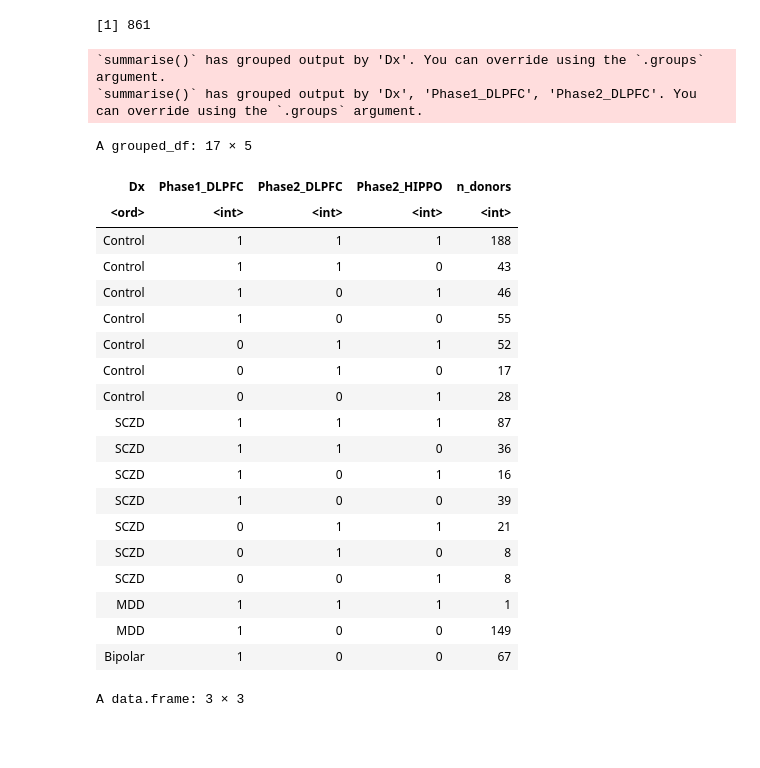
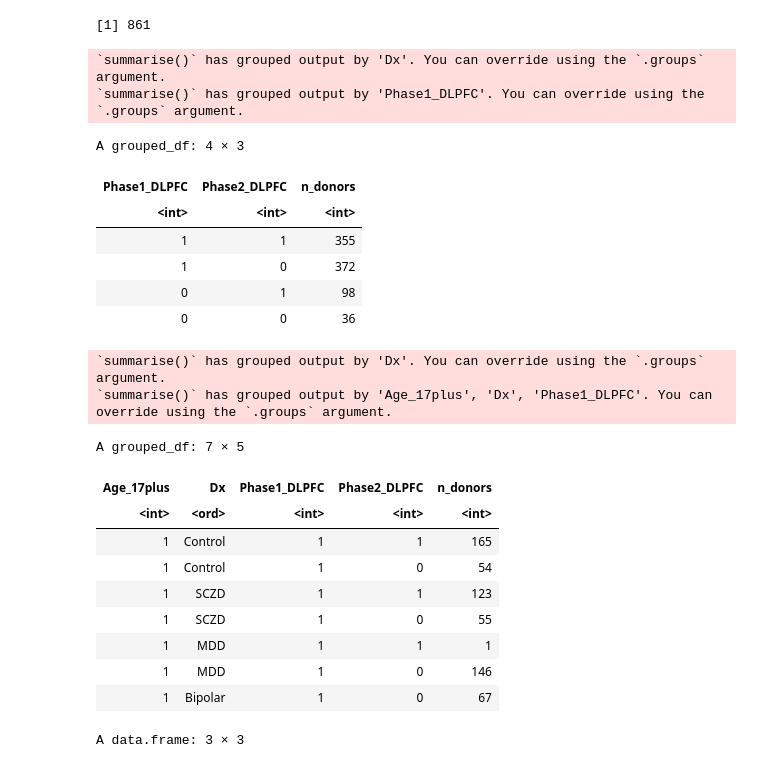
Before and after one commit to richardajdear/LIBD-heterogeneity, a Jupyter notebook: notebooks/qsva_scz.ipynb, the cells around one changed output. Cells and saved outputs as stored; diff of their text form; code cells hidden in the pictures; blank space fills up the shorter version.

```diff
--- a/notebooks/qsva_scz.ipynb
+++ b/notebooks/qsva_scz.ipynb
@@ -4,3 +4,4 @@
 Initial purpose is to check whether AHBA axes help parse heterogeneity
 # %%
 source("../code/preprocess.R")
+select <- dplyr::select
@@ -56,49 +39,61 @@ clinical <- read_excel("../data/Clin fields_ADS_subjects for UCAM collab_shared
 colData(rse_gene)$BrNum %>% unique %>% length
 # %% [output]
 [1] 861
+# %%
+colData(rse_gene) %>% data.frame %>% select(BrNum, Dataset, Region, Dx) %>%
+group_by(Dx, BrNum) %>%
+summarise(
+    Phase1_DLPFC=sum(Dataset=='BrainSeq_Phase1'),
+    Phase2_DLPFC=sum(Dataset=='BrainSeq_Phase2_DLPFC'),
+    Phase2_HIPPO=sum(Dataset=='BrainSeq_Phase2_HIPPO')
+) %>%
+group_by(Phase1_DLPFC,Phase2_DLPFC) %>%
+summarize(n_donors=n()) %>% arrange(-row_number())
+# %% [output]
+`summarise()` has grouped output by 'Dx'. You can override using the `.groups`
+argument.
+`summarise()` has grouped output by 'Phase1_DLPFC'. You can override using the
+`.groups` argument.
+A grouped_df: 4 × 3
+| Phase1_DLPFC | Phase2_DLPFC | n_donors |
+| <int> | <int> | <int> |
+| 1 | 1 | 355 |
+| 1 | 0 | 372 |
+| 0 | 1 | 98 |
+| 0 | 0 | 36 |
 # %%
-colData(rse_gene) %>% data.frame %>% select(BrNum, Dataset, Region, Dx) %>%
+colData(rse_gene) %>% data.frame %>% select(BrNum, Dataset, Region, Dx, Age) %>%
+filter(Region!='HIPPO', Age>=17) %>%
 group_by(Dx, BrNum) %>%
-# mutate(
-#     n=n()
-# ) %>%
 summarise(
     Phase1_DLPFC=sum(Dataset=='BrainSeq_Phase1'),
     Phase2_DLPFC=sum(Dataset=='BrainSeq_Phase2_DLPFC'),
-    Phase2_HIPPO=sum(Dataset=='BrainSeq_Phase2_HIPPO')
+    Phase2_HIPPO=sum(Dataset=='BrainSeq_Phase2_HIPPO'),
+    Age_17plus=max(Age>=17)
 ) %>%
-group_by(Dx,Phase1_DLPFC,Phase2_DLPFC, Phase2_HIPPO) %>%
+group_by(Age_17plus,Dx,Phase1_DLPFC,Phase2_DLPFC) %>%
 summarize(n_donors=n()) %>%
 mutate(Dx = factor(Dx, levels=c('Control', 'SCZD', 'MDD', 'Bipolar'), ordered=T)) %>%
-arrange(Dx, -row_number())
+arrange(Dx, -row_number()) %>%
+filter(Phase1_DLPFC==1)
 # filter(Dx=='MDD', n>1)
 # group_by(Dataset, Region, n) %>% count()
 # filter(n==3) %>% arrange(BrNum) %>% head
 # %% [output]
 `summarise()` has grouped output by 'Dx'. You can override using the `.groups`
 argument.
-`summarise()` has grouped output by 'Dx', 'Phase1_DLPFC', 'Phase2_DLPFC'. You
-can override using the `.groups` argument.
+`summarise()` has grouped output by 'Age_17plus', 'Dx', 'Phase1_DLPFC'. You can
+override using the `.groups` argument.
-A grouped_df: 17 × 5
+A grouped_df: 7 × 5
-| Dx | Phase1_DLPFC | Phase2_DLPFC | Phase2_HIPPO | n_donors |
-| <ord> | <int> | <int> | <int> | <int> |
-| Control | 1 | 1 | 1 | 188 |
-| Control | 1 | 1 | 0 | 43 |
-| Control | 1 | 0 | 1 | 46 |
-| Control | 1 | 0 | 0 | 55 |
-| Control | 0 | 1 | 1 | 52 |
-| Control | 0 | 1 | 0 | 17 |
-| Control | 0 | 0 | 1 | 28 |
-| SCZD | 1 | 1 | 1 | 87 |
-| SCZD | 1 | 1 | 0 | 36 |
-| SCZD | 1 | 0 | 1 | 16 |
-| SCZD | 1 | 0 | 0 | 39 |
-| SCZD | 0 | 1 | 1 | 21 |
-| SCZD | 0 | 1 | 0 | 8 |
-| SCZD | 0 | 0 | 1 | 8 |
-| MDD | 1 | 1 | 1 | 1 |
-| MDD | 1 | 0 | 0 | 149 |
-| Bipolar | 1 | 0 | 0 | 67 |
+| Age_17plus | Dx | Phase1_DLPFC | Phase2_DLPFC | n_donors |
+| <int> | <ord> | <int> | <int> | <int> |
+| 1 | Control | 1 | 1 | 165 |
+| 1 | Control | 1 | 0 | 54 |
+| 1 | SCZD | 1 | 1 | 123 |
+| 1 | SCZD | 1 | 0 | 55 |
+| 1 | MDD | 1 | 1 | 1 |
+| 1 | MDD | 1 | 0 | 146 |
+| 1 | Bipolar | 1 | 0 | 67 |
 # %%
 clinical_brains <- paste0('Br',clinical$`Br#`)
 expression_brains <- colData(rse_gene)$BrNum
```
Also changed, not shown: parts of 47 cells of this notebook, 5 other files.
